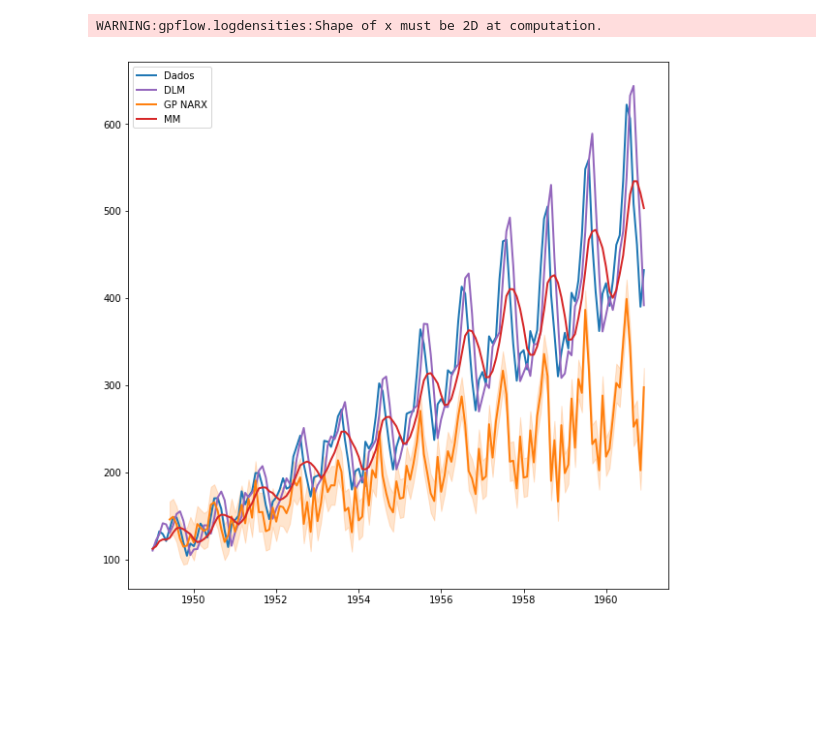
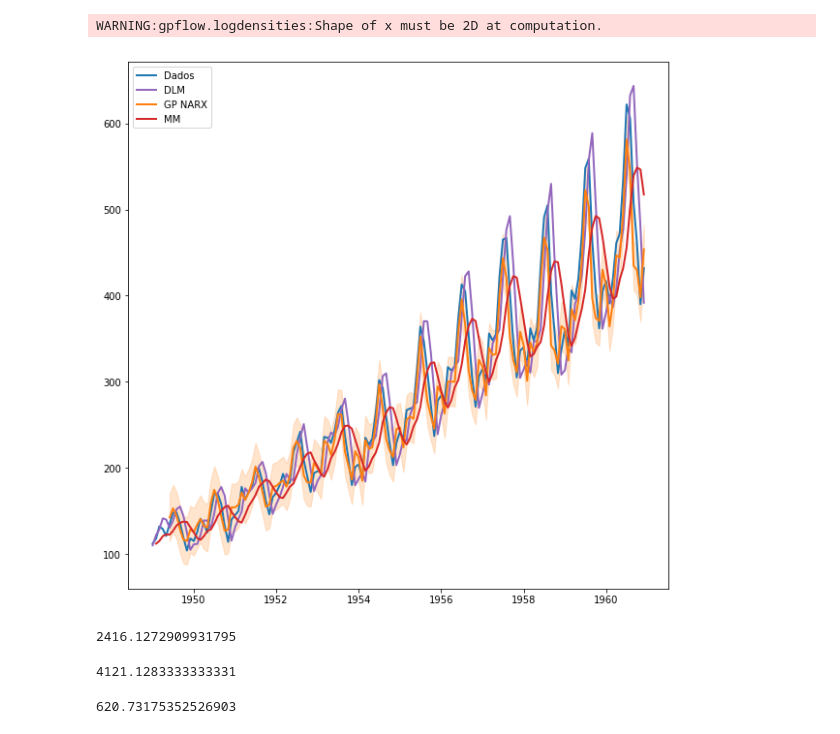
Before and after one commit to spectraldani/CCP9016, a Jupyter notebook: Análise.ipynb, the cells around one changed output. Cells and saved outputs as stored; diff of their text form; code cells hidden in the pictures; blank space fills up the shorter version.

```diff
--- a/Análise.ipynb
+++ b/Análise.ipynb
@@ -89,7 +89,7 @@ t = data.index
 Y = data
 # %%
 lag = 5
-train_size = 12*2
+train_size = 12*4
 
 X = NARXfy(lag,Y)
 X_train = X.iloc[lag:train_size].values
@@ -115,16 +115,30 @@ mo = np.array([1e2, 1e1]).reshape((2,1))
 Co = np.diag([1e2, 1e2])
 
 dlm_y, dlm_f = dlm(mo, Co, G, F, W, V, Y.values.reshape((1,-1)))
+# %%
+mm = X.iloc[:,1:].mean(axis=1)
 # %%
 f,ax = plt.subplots(figsize=(10,10))
 plot(ax, t, Y, label="Dados")
 plot(ax, t, dlm_y, label= "DLM", color='C4')
 plot(ax, t, *gp_y, label="GP NARX", color='C1')
-plot(ax, t, X.mean(axis=1), label="MM", color='C3')
+plot(ax, t, mm, label="MM", color='C3')
 
 # ax.set_xlim('1952','1960');
 
 plt.legend()
 plt.show()
 # %% [output]
-[figure, old version]
+[figure, new version]
+# %%
+sk.metrics.mean_squared_error(y_true=Y[48:], y_pred=dlm_y[48:])
+# %% [output]
+2416.1272909931795
+# %%
+sk.metrics.mean_squared_error(y_true=Y[48:], y_pred=mm[48:])
+# %% [output]
+4121.1283333333331
+# %%
+sk.metrics.mean_squared_error(y_true=Y[48:], y_pred=gp_y[0][48:])
+# %% [output]
+620.73175352526903
```
Also changed, not shown: parts of 1 cell of this notebook.
